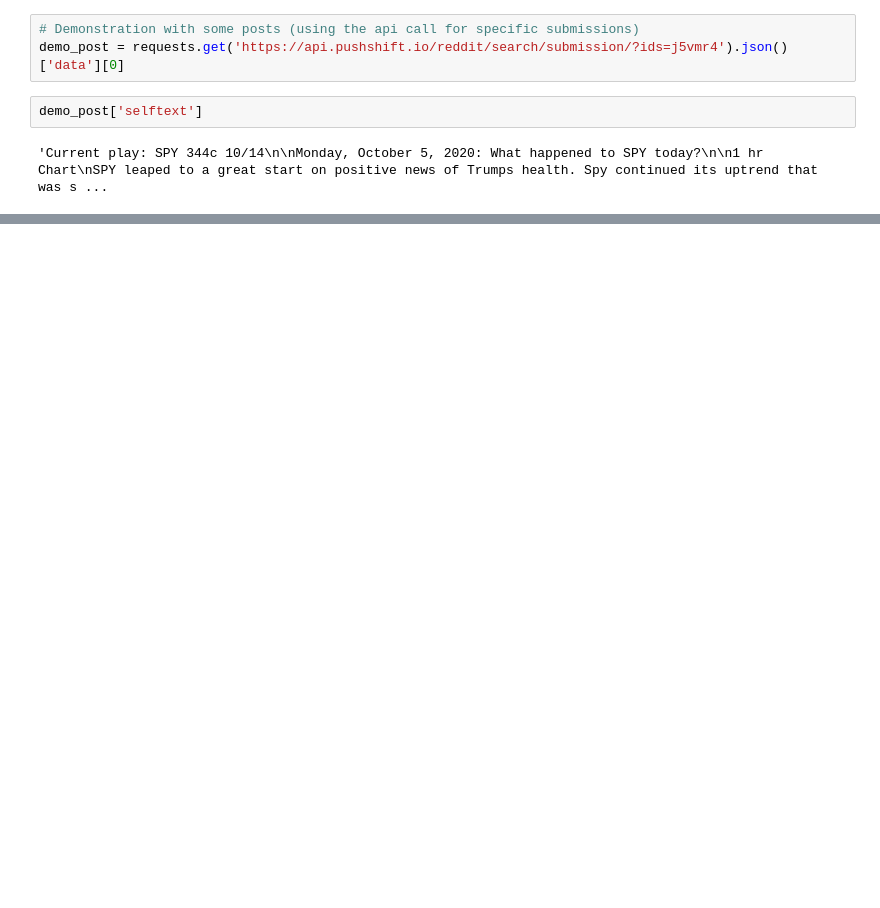
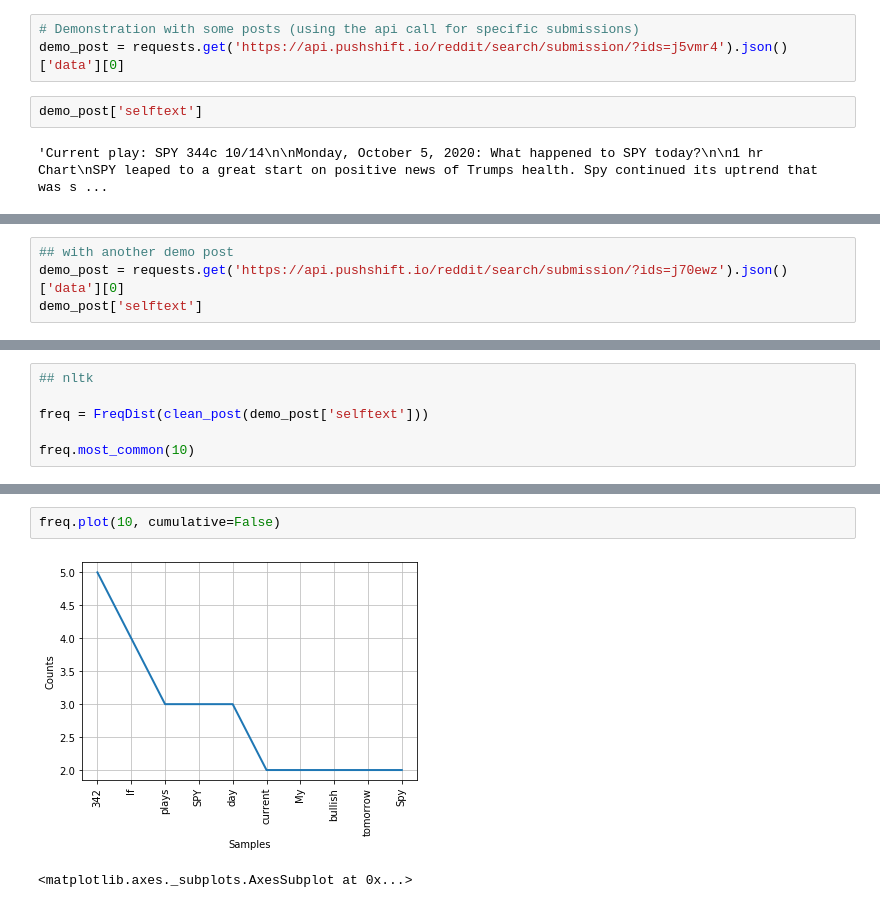
Before and after one commit to realjacoblinder/wsbanalysis, a Jupyter notebook: Project 1 - Phase 1.ipynb, the cells around one changed output, grey strips where cells are left out. Cells and saved outputs as stored; diff of their text form; blank space fills up the shorter version.

```diff
--- a/Project 1 - Phase 1.ipynb
+++ b/Project 1 - Phase 1.ipynb
@@ -139 +155,5 @@ freq.plot(10, cumulative=False)
 <matplotlib.axes._subplots.AxesSubplot at 0x...>
+# %%
+## with another demo post
+demo_post = requests.get('https://api.pushshift.io/reddit/search/submission/?ids=j70ewz').json()['data'][0]
+demo_post['selftext']
@@ -139,0 +167,6 @@ freq.plot(10, cumulative=False)
+# %%
+## nltk
+
+freq = FreqDist(clean_post(demo_post['selftext']))
+
+freq.most_common(10)
@@ -139,0 +184,5 @@ freq.plot(10, cumulative=False)
+# %%
+freq.plot(10, cumulative=False)
+# %% [output]
+[figure, added]
+<matplotlib.axes._subplots.AxesSubplot at 0x...>
```
Also changed, not shown: parts of 8 cells of this notebook.
